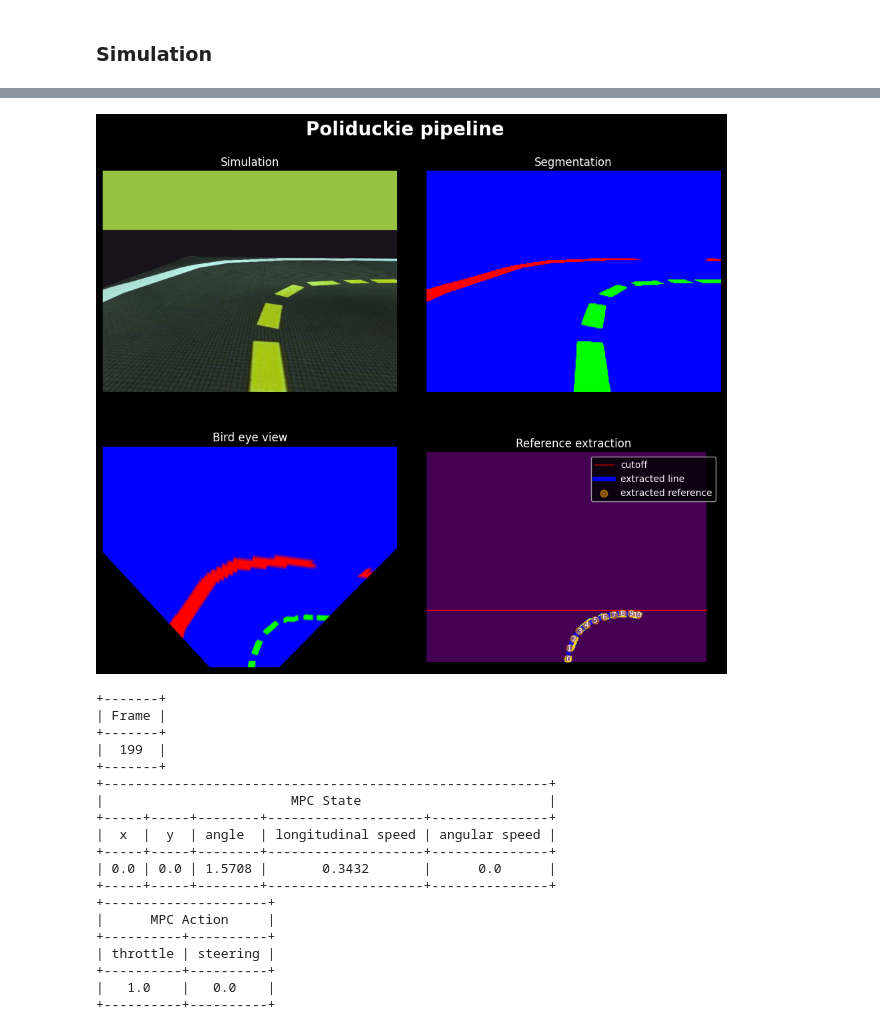
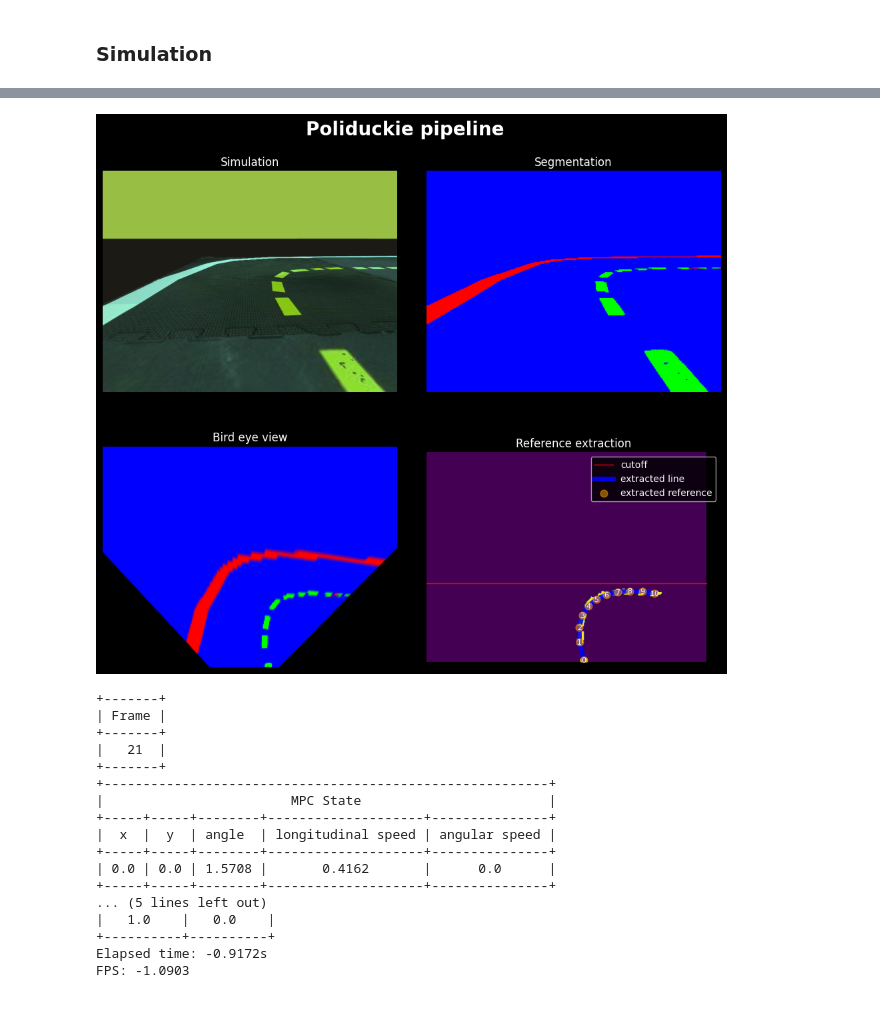
Before and after one commit to poliduckie/poliduckie_pipeline, a Jupyter notebook: notebooks/poliduckie_mpc_pipeline.ipynb, the cells around one changed output, grey strips where cells are left out. Cells and saved outputs as stored; diff of their text form; code cells hidden in the pictures.

```diff
--- a/notebooks/poliduckie_mpc_pipeline.ipynb
+++ b/notebooks/poliduckie_mpc_pipeline.ipynb
@@ -71,7 +71,7 @@ DEBUG:nodes:version 6.2.17 path /usr/local/lib/python3.9/dist-packages pyparsing
 DEBUG:gym-duckietown:gym-duckietown version 6.1.34 path /usr/local/lib/python3.9/dist-packages
 {'audio': ('xaudio2', 'directsound', 'openal', 'pulse', 'silent'), 'debug_font': False, 'debug_gl': True, 'debug_gl_trace': False, 'debug_gl_trace_args': False, 'debug_graphics_batch': False, 'debug_l ...
 # %%
-map_name = "Duckietown-small_loop-v0"
+map_name = "Duckietown-small_loop_cw-v0"
 # %% [markdown]
 ### Methods
 # %%
@@ -268,7 +261,7 @@ from IPython.display import clear_output
 import imageio
 
 
-VERTICAL_CUTOFF = 180
+VERTICAL_CUTOFF = 150
 STEERING_CLIPPING = 3
 
 # Number of frames
@@ -316,6 +309,7 @@ image_recording = []
 env.reset()
 
 for frame_number in range(FRAMES):
+  elapsedTime = time.time()
   #==== LOGIC =====================================================================================
   #Reset the environment
   image = env.render(mode="rgb_array")
@@ -352,6 +346,8 @@ for frame_number in range(FRAMES):
   #Execute action
   env.step(action)
   #================================================================================================
+  elapsedTime = time.time() - elapsedTime
+
 
   #==== DISPLAY =====================================================================================
   if frame_number % DISPLAY_EVERY == 0:
@@ -406,50 +402,53 @@ for frame_number in range(FRAMES):
     #======================================================================================
 
     #==== TABLES ==========================================================================
     #print frame number using prettytable
     frameTable = PrettyTable()
     frameTable.field_names = ["Frame"]
     frameTable.add_row([frame_number])
     print(frameTable)
 
     #print state using prettytable
     stateTable = PrettyTable()
     stateTable.title = 'MPC State'
     stateTable.field_names = ['x', 'y', 'angle', 'longitudinal speed', 'angular speed']
     #limit to 4 decimal
     stateTable.add_row([round(x, 4) for x in state.toarray().reshape(-1)])
     print(stateTable)
 
     #print action using prettytable
     actionTable = PrettyTable()
     actionTable.title = 'MPC Action'
     actionTable.field_names = ['throttle', 'steering']
     #limit to 4 decimal
     actionTable.add_row([round(x, 4) for x in action])
     print(actionTable)
     #======================================================================================
+
+    #==== TIME =====================================================================
+    print('Elapsed time: ' + str(round(elapsedTime, 4)) + 's')
+    print('FPS: ' + str(round(1/elapsedTime, 4)))
+    #======================================================================================
   #================================================================================================
 
 #save the animation
 imageio.mimsave('../animation.gif', image_recording, fps=10)
 # %% [output]
-[figure, old version]
+[figure, new version]
 +-------+
 | Frame |
 +-------+
-|  199  |
+|   21  |
 +-------+
 +---------------------------------------------------------+
 |                        MPC State                        |
 +-----+-----+--------+--------------------+---------------+
 |  x  |  y  | angle  | longitudinal speed | angular speed |
 +-----+-----+--------+--------------------+---------------+
-| 0.0 | 0.0 | 1.5708 |       0.3432       |      0.0      |
+| 0.0 | 0.0 | 1.5708 |       0.4162       |      0.0      |
 +-----+-----+--------+--------------------+---------------+
-+---------------------+
-|      MPC Action     |
-+----------+----------+
-| throttle | steering |
-+----------+----------+
+... (5 lines left out)
 |   1.0    |   0.0    |
 +----------+----------+
+Elapsed time: -0.9172s
+FPS: -1.0903
```
Also changed, not shown: parts of 4 cells of this notebook, 1 other file.
